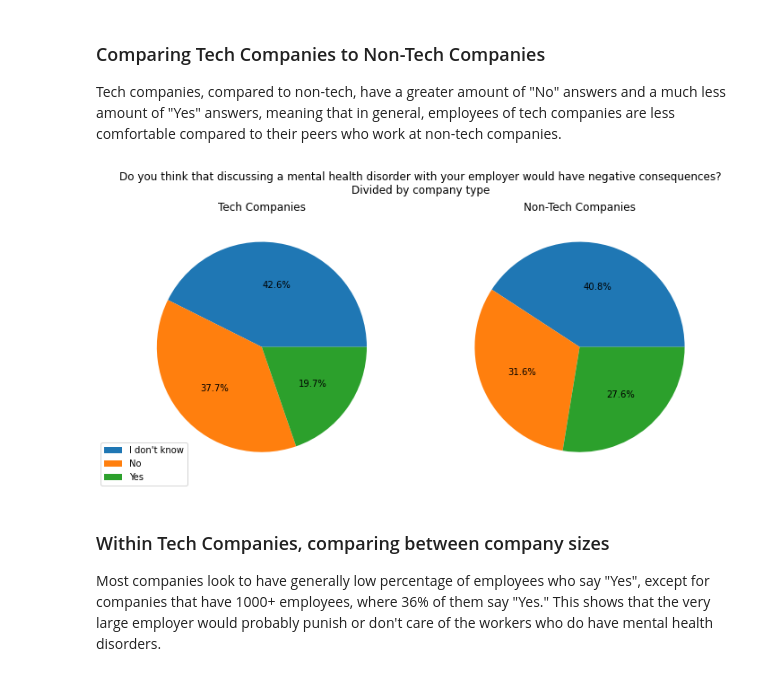
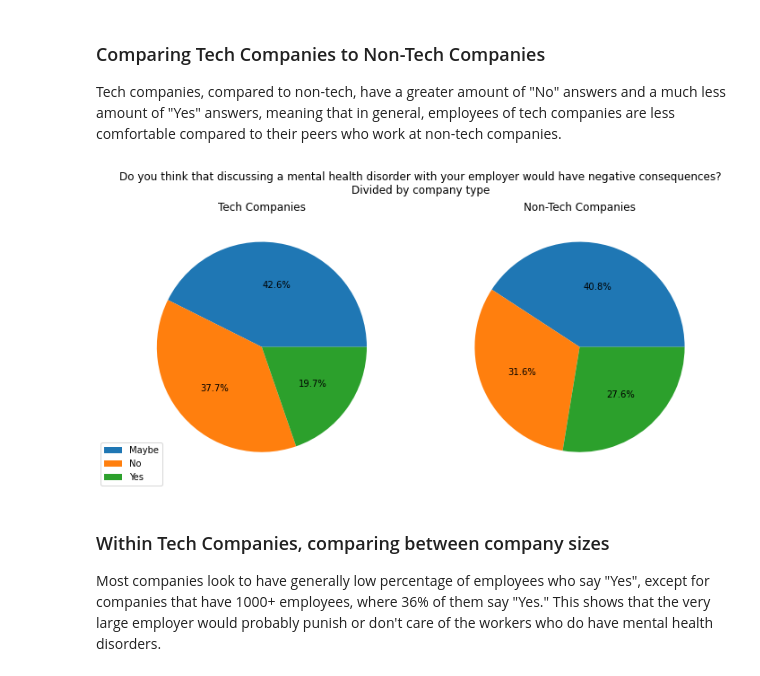
Before and after one commit to mich-matocha/data-therapy, a Jupyter notebook: Questions_64,65,91,104.ipynb, the cells around one changed output. Saved outputs shown, nothing was run; the diff lists cells and outputs as text; code cells hidden in the pictures.

Commit message:
label fixes

```diff
--- a/Questions_64,65,91,104.ipynb
+++ b/Questions_64,65,91,104.ipynb
@@ -344,17 +344,17 @@ Tech companies, compared to non-tech, have a greater amount of "No" answers and
 # %%
 fig, axs = plt.subplots(1, 2, figsize=(10,5))
 
 axs[0].pie(df_2016_t[['UserID', '104']].groupby('104').count()['UserID'].values, autopct='%1.1f%%')
 axs[0].set_title('Tech Companies')
 axs[1].pie(df_2016_n[['UserID', '104']].groupby('104').count()['UserID'].values, autopct='%1.1f%%')
 axs[1].set_title('Non-Tech Companies')
 
-plt.figlegend(labels=['I don\'t know', 'No', 'Yes'], loc='lower left')
+plt.figlegend(labels=['Maybe', 'No', 'Yes'], loc='lower left')
 plt.suptitle('Do you think that discussing a mental health disorder with your employer would have negative consequences?\nDivided by company type')
 plt.tight_layout()
 plt.show()
 # %% [output]
-[figure, old version]
+[figure, new version]
 # %% [markdown]
 ### Within Tech Companies, comparing between company sizes
 
```
Also changed, not shown: parts of 2 cells of this notebook.
